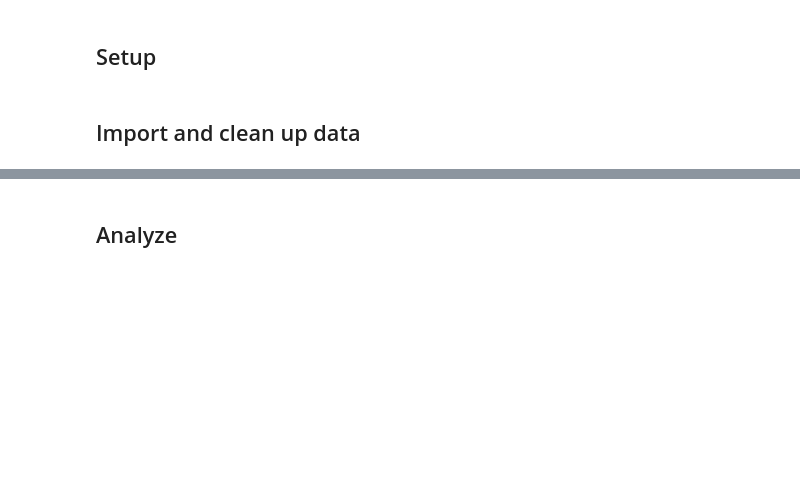
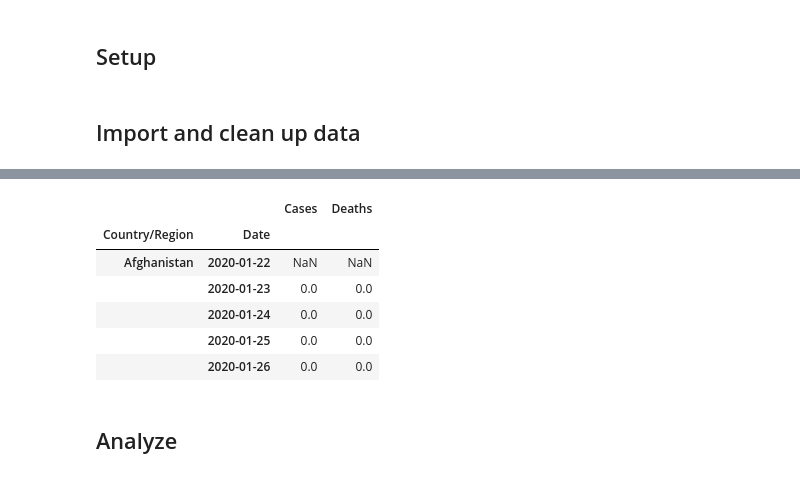
Before and after one commit to jaroslawr/jupyter-notebooks, a Jupyter notebook: dataset_covid/dataset_covid.ipynb, the cells around one changed output, grey strips where cells are left out. Cells and saved outputs as stored; diff of their text form; code cells hidden in the pictures; blank space fills up the shorter version.

Commit message:
[covid] Add deaths data to the analysis.

```diff
--- a/dataset_covid/dataset_covid.ipynb
+++ b/dataset_covid/dataset_covid.ipynb
@@ -123,0 +19,17 @@ df.loc["United Kingdom"].iloc[-5:]
+# %%
+def read_csv(file, response):
+    return (
+        pd.read_csv(file)
+        # Remove unused columns
+        .drop(["Lat", "Long"], axis=1)
+        # Make the date a column
+        .melt(id_vars=["Province/State", "Country/Region"], var_name="Date", value_name=response)
+        # Convert the date from string to a real date
+        .assign(**{"Date": lambda df: pd.to_datetime(df["Date"])})
+        # Aggregate provinces
+        .groupby(["Country/Region", "Date"])
+        .sum()
+        # Convert cumulative totals to daily increments
+        .groupby(level="Country/Region")
+        .diff()
+    )
@@ -124,3 +62,13 @@ df.loc["United Kingdom"].iloc[-5:]
+# %%
+df.head(5)
+# %% [output]
+|  |  | Cases | Deaths |
+| Country/Region | Date |  |  |
+| Afghanistan | 2020-01-22 | NaN | NaN |
+|  | 2020-01-23 | 0.0 | 0.0 |
+|  | 2020-01-24 | 0.0 | 0.0 |
+|  | 2020-01-25 | 0.0 | 0.0 |
+|  | 2020-01-26 | 0.0 | 0.0 |
 # %% [markdown]
 ## Analyze
 # %%
```
Also changed, not shown: parts of 34 cells of this notebook, 2 other files.
